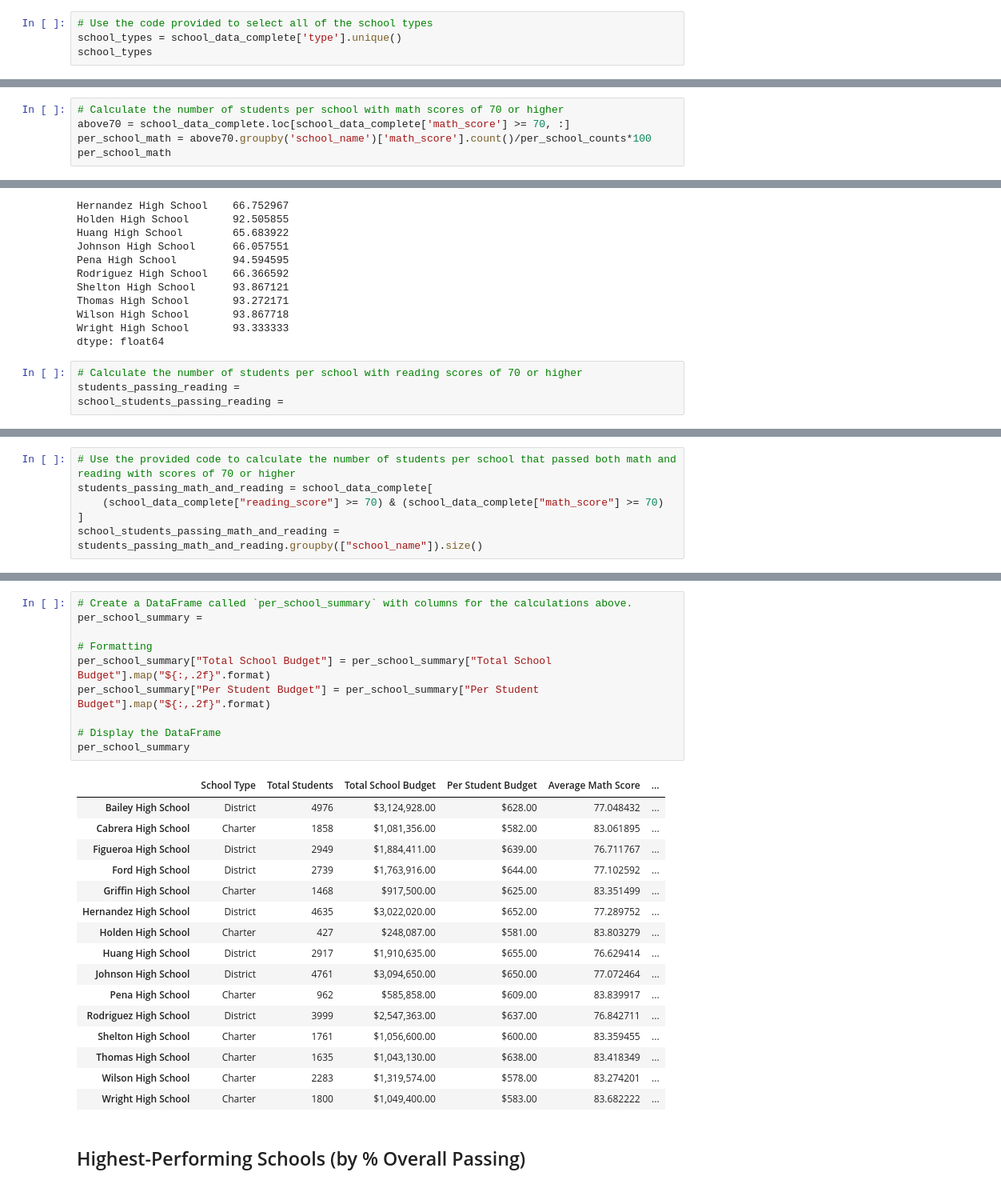
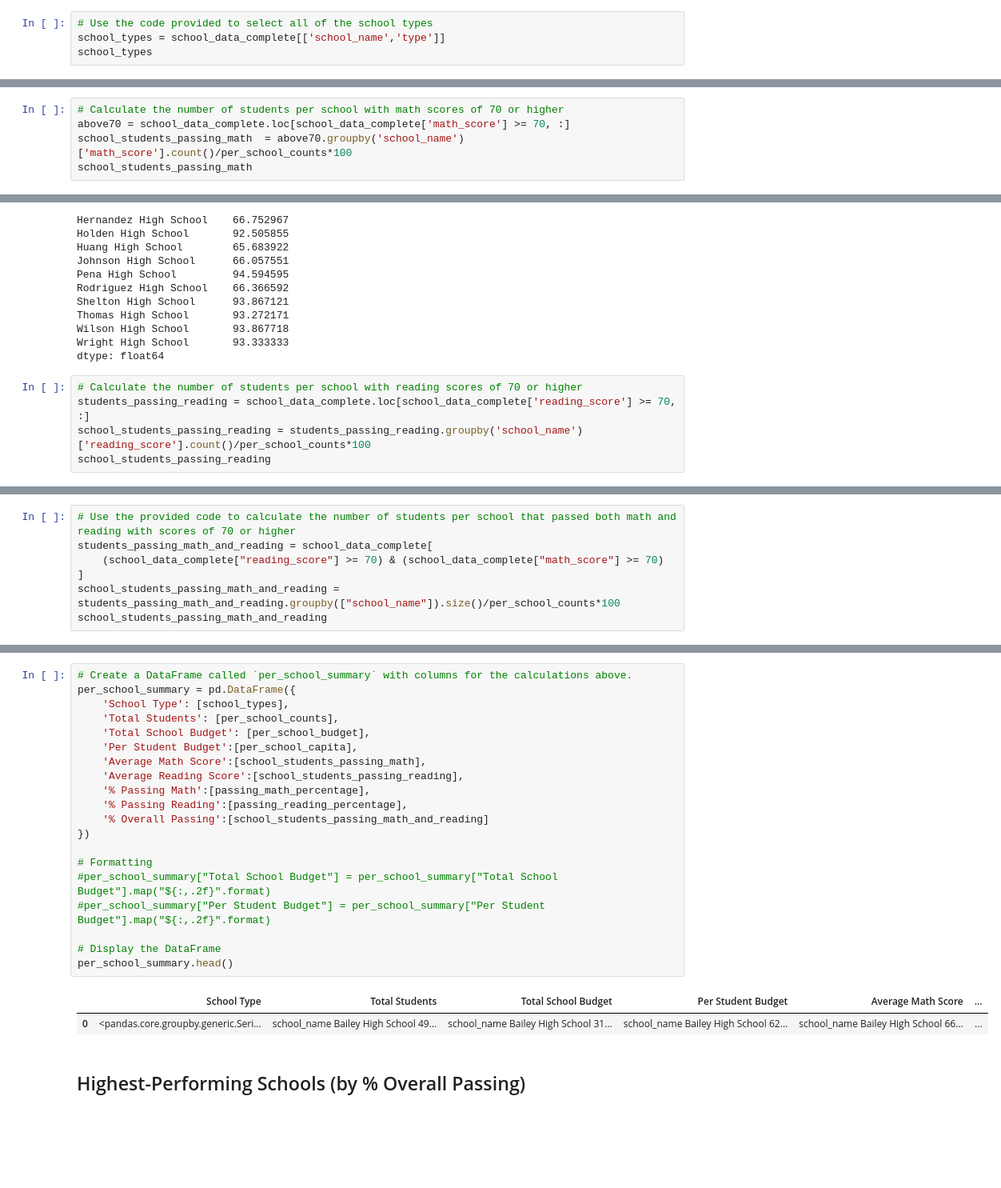
Before and after one commit to peggz19/pandas-challenge, a Jupyter notebook: PyCitySchools/PyCitySchools.ipynb, the cells around one changed output, grey strips where cells are left out. Shown at 80% size. Saved outputs shown, nothing was run; the diff lists cells and outputs as text; blank space fills up the shorter version.

Commit message:
got to end of  school summary

```diff
--- a/PyCitySchools/PyCitySchools.ipynb
+++ b/PyCitySchools/PyCitySchools.ipynb
@@ -117,6 +117,6 @@ school_data_complete.head()
 | 4 | 4 | Bonnie Ray | F | 9th | Huang High School | 97 | 84 | 0 | ... |
 # %%
 # Use the code provided to select all of the school types
-school_types = school_data_complete['type'].unique()
+school_types = school_data_complete[['school_name','type']]
 school_types
 # %% [output]
@@ -236,8 +248,8 @@ dtype: float64
 # %%
 # Calculate the number of students per school with math scores of 70 or higher
 above70 = school_data_complete.loc[school_data_complete['math_score'] >= 70, :]
-per_school_math = above70.groupby('school_name')['math_score'].count()/per_school_counts*100
-per_school_math
+school_students_passing_math  = above70.groupby('school_name')['math_score'].count()/per_school_counts*100
+school_students_passing_math
 # %% [output]
 school_name
 Bailey High School       66.680064
@@ -258,5 +270,6 @@ Wright High School       93.333333
 dtype: float64
 # %%
 # Calculate the number of students per school with reading scores of 70 or higher
-students_passing_reading =
-school_students_passing_reading =
+students_passing_reading = school_data_complete.loc[school_data_complete['reading_score'] >= 70, :]
+school_students_passing_reading = students_passing_reading.groupby('school_name')['reading_score'].count()/per_school_counts*100
+school_students_passing_reading
@@ -265,4 +296,5 @@ school_students_passing_reading =
 students_passing_math_and_reading = school_data_complete[
     (school_data_complete["reading_score"] >= 70) & (school_data_complete["math_score"] >= 70)
 ]
-school_students_passing_math_and_reading = students_passing_math_and_reading.groupby(["school_name"]).size()
+school_students_passing_math_and_reading = students_passing_math_and_reading.groupby(["school_name"]).size()/per_school_counts*100
+school_students_passing_math_and_reading
@@ -276,30 +326,26 @@ NameError: name 'school_students_passing_math' is not defined
 # %%
 # Create a DataFrame called `per_school_summary` with columns for the calculations above.
-per_school_summary =
+per_school_summary = pd.DataFrame({
+    'School Type': [school_types],
+    'Total Students': [per_school_counts],
+    'Total School Budget': [per_school_budget],
+    'Per Student Budget':[per_school_capita],
+    'Average Math Score':[school_students_passing_math],
+    'Average Reading Score':[school_students_passing_reading],
+    '% Passing Math':[passing_math_percentage],
+    '% Passing Reading':[passing_reading_percentage],
+    '% Overall Passing':[school_students_passing_math_and_reading]
+})
 
 # Formatting
-per_school_summary["Total School Budget"] = per_school_summary["Total School Budget"].map("${:,.2f}".format)
-per_school_summary["Per Student Budget"] = per_school_summary["Per Student Budget"].map("${:,.2f}".format)
+#per_school_summary["Total School Budget"] = per_school_summary["Total School Budget"].map("${:,.2f}".format)
+#per_school_summary["Per Student Budget"] = per_school_summary["Per Student Budget"].map("${:,.2f}".format)
 
 # Display the DataFrame
-per_school_summary
+per_school_summary.head()
 # %% [output]
 |  | School Type | Total Students | Total School Budget | Per Student Budget | Average Math Score | ... |
-| Bailey High School | District | 4976 | $3,124,928.00 | $628.00 | 77.048432 | ... |
-| Cabrera High School | Charter | 1858 | $1,081,356.00 | $582.00 | 83.061895 | ... |
-| Figueroa High School | District | 2949 | $1,884,411.00 | $639.00 | 76.711767 | ... |
-| Ford High School | District | 2739 | $1,763,916.00 | $644.00 | 77.102592 | ... |
-| Griffin High School | Charter | 1468 | $917,500.00 | $625.00 | 83.351499 | ... |
-| Hernandez High School | District | 4635 | $3,022,020.00 | $652.00 | 77.289752 | ... |
-| Holden High School | Charter | 427 | $248,087.00 | $581.00 | 83.803279 | ... |
-| Huang High School | District | 2917 | $1,910,635.00 | $655.00 | 76.629414 | ... |
-| Johnson High School | District | 4761 | $3,094,650.00 | $650.00 | 77.072464 | ... |
-| Pena High School | Charter | 962 | $585,858.00 | $609.00 | 83.839917 | ... |
-| Rodriguez High School | District | 3999 | $2,547,363.00 | $637.00 | 76.842711 | ... |
-| Shelton High School | Charter | 1761 | $1,056,600.00 | $600.00 | 83.359455 | ... |
-| Thomas High School | Charter | 1635 | $1,043,130.00 | $638.00 | 83.418349 | ... |
-| Wilson High School | Charter | 2283 | $1,319,574.00 | $578.00 | 83.274201 | ... |
-| Wright High School | Charter | 1800 | $1,049,400.00 | $583.00 | 83.682222 | ... |
+| 0 | <pandas.core.groupby.generic.Seri... | school_name Bailey High School 49... | school_name Bailey High School 31... | school_name Bailey High School 62... | school_name Bailey High School 66... | ... |
 # %% [markdown]
 ## Highest-Performing Schools (by % Overall Passing)
 # %%
```
Also changed, not shown: parts of 4 cells of this notebook.
